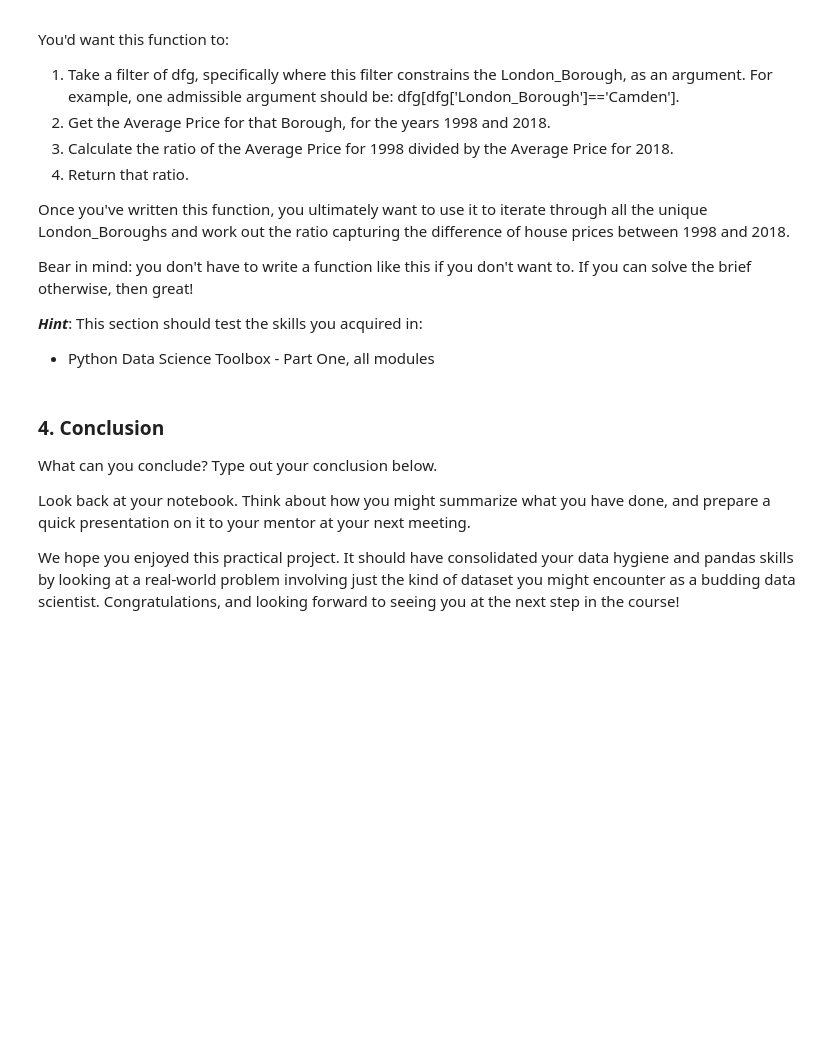
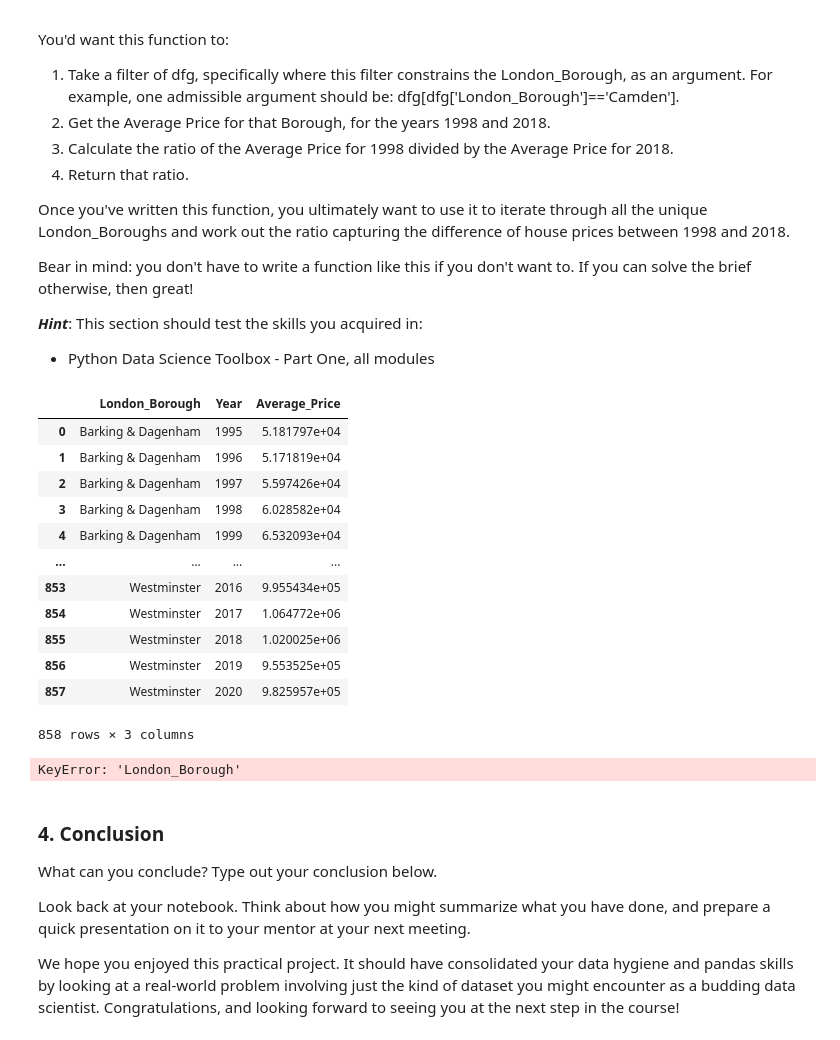
Before and after one commit to pzal8746/Springboard_DSC, a Jupyter notebook: Unit 4 Challenge - Tier 3.ipynb, the cells around one changed output. Cells and saved outputs as stored; diff of their text form; code cells hidden in the pictures; blank space fills up the shorter version.

Commit message:
Add files via upload
The most recent version with the function issue

```diff
--- a/Unit 4 Challenge - Tier 3.ipynb
+++ b/Unit 4 Challenge - Tier 3.ipynb
@@ -312,6 +314,9 @@ To this end, you *could* apply a ***lambda function***. Your logic could work as
 3. store that corresponding year as separate column.
 
 Whether you go ahead with this is up to you. Just so long as you answer our initial brief: which boroughs of London have seen the greatest house price increase, on average, over the past two decades?
+# %%
+# create lambada function to extract the year from every month value in your Month column.
+df['Year'] = df['Month'].apply(lambda t: t.year)
 # %% [markdown]
 **3. Modeling**
 
@@ -331,3 +336,23 @@ Bear in mind: you don't have to write a function like this if you don't want to.
 
 ***Hint***: This section should test the skills you acquired in:
 - Python Data Science Toolbox - Part One, all modules
+# %%
+# data frame that will provide the average annual housing prices
+df2 = df.groupby(by=['London_Borough', 'Year']).mean()
+# %%
+# reset index so Borough and Year wont be indexes
+df2.reset_index()
+# %% [output]
+|  | London_Borough | Year | Average_Price |
+| 0 | Barking & Dagenham | 1995 | 5.181797e+04 |
+| 1 | Barking & Dagenham | 1996 | 5.171819e+04 |
+| 2 | Barking & Dagenham | 1997 | 5.597426e+04 |
+| 3 | Barking & Dagenham | 1998 | 6.028582e+04 |
+| 4 | Barking & Dagenham | 1999 | 6.532093e+04 |
+| ... | ... | ... | ... |
+| 853 | Westminster | 2016 | 9.955434e+05 |
+| 854 | Westminster | 2017 | 1.064772e+06 |
+| 855 | Westminster | 2018 | 1.020025e+06 |
+| 856 | Westminster | 2019 | 9.553525e+05 |
+| 857 | Westminster | 2020 | 9.825957e+05 |
+858 rows × 3 columns
@@ -334,3 +366,7 @@ Bear in mind: you don't have to write a function like this if you don't want to.
+# %%
+create_price_ratio(df2[df2['London_Borough']=='Camden'])
+# %% [output]
+KeyError: 'London_Borough'
 # %% [markdown]
 ### 4. Conclusion
 What can you conclude? Type out your conclusion below.
```
Also changed, not shown: parts of 21 cells of this notebook.
